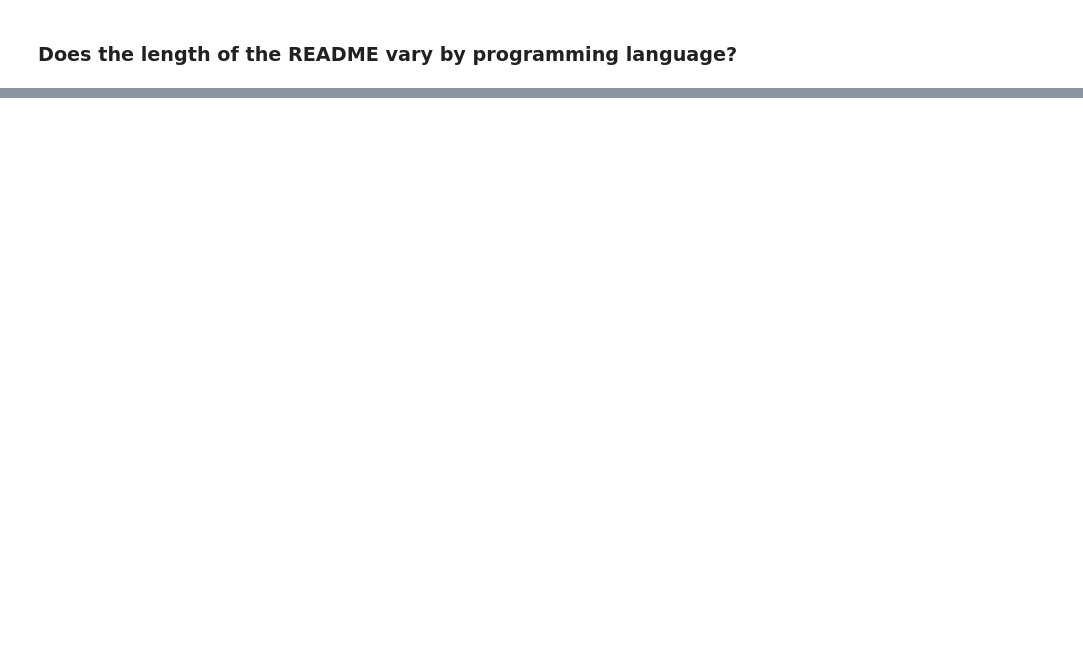
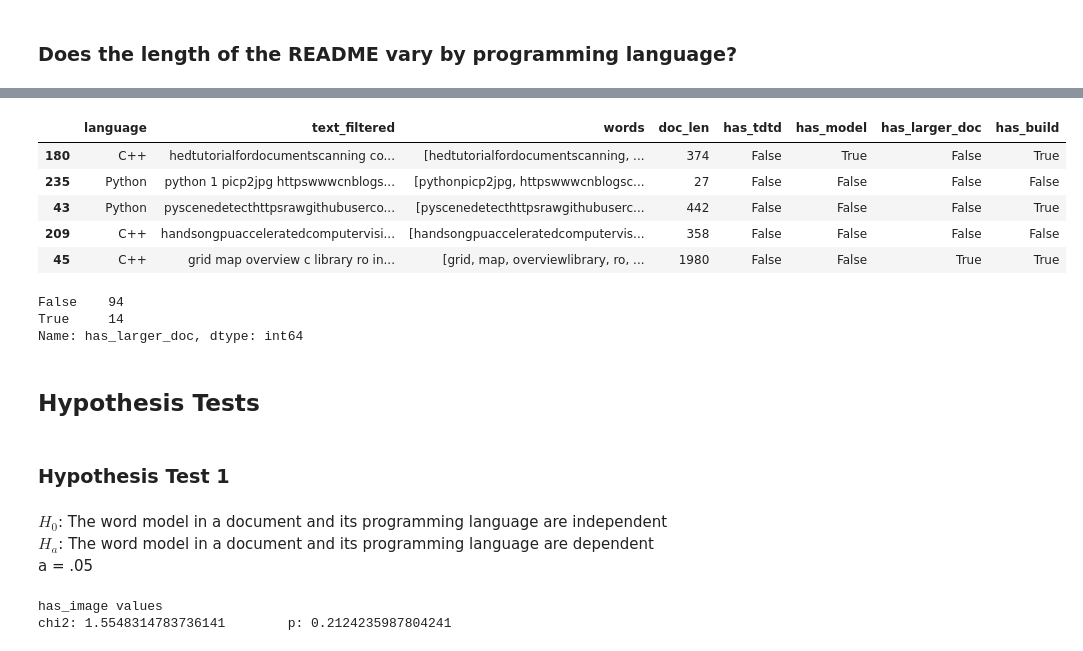
Before and after one commit to Bojado-Mays/OpenCV-NLP-Project, a Jupyter notebook: Mays/Mays.ipynb, the cells around one changed output, grey strips where cells are left out. Drawn from its saved outputs; the diff is of its cells as text; code cells hidden in the pictures; blank space fills up the shorter version.

```diff
--- a/Mays/Mays.ipynb
+++ b/Mays/Mays.ipynb
@@ -258,0 +524,36 @@ Name: doc_len, dtype: float64
+# %%
+larger_docs = train[train['doc_len'] >= 800]
+
+train['has_larger_doc'] = train.index.isin(larger_docs.index)
+train.head()
+# %% [output]
+|  | language | text_filtered | words | doc_len | has_tdtd | has_model | has_larger_doc | has_build |
+| 180 | C++ | hedtutorialfordocumentscanning co... | [hedtutorialfordocumentscanning, ... | 374 | False | True | False | True |
+| 235 | Python | python 1 picp2jpg httpswwwcnblogs... | [pythonpicp2jpg, httpswwwcnblogsc... | 27 | False | False | False | False |
+| 43 | Python | pyscenedetecthttpsrawgithubuserco... | [pyscenedetecthttpsrawgithubuserc... | 442 | False | False | False | True |
+| 209 | C++ | handsongpuacceleratedcomputervisi... | [handsongpuacceleratedcomputervis... | 358 | False | False | False | False |
+| 45 | C++ | grid map overview c library ro in... | [grid, map, overviewlibrary, ro, ... | 1980 | False | False | True | True |
+# %%
+train.has_larger_doc.value_counts()
+# %% [output]
+False    94
+True     14
+Name: has_larger_doc, dtype: int64
+# %% [markdown]
+## Hypothesis Tests
+# %% [markdown]
+### Hypothesis Test 1
+# %% [markdown]
+$H_0$: The word model in a document and its programming language are independent
+$H_a$: The word model in a document and its programming language are dependent
+a = .05
+# %%
+# We will be doing a chi2 test for this hypothesis
+observed = pd.crosstab(train.language, train.has_model)
+
+chi2, p, degf, expected = stats.chi2_contingency(observed)
+
+print(f'has_image values\nchi2: {chi2}\tp: {p}')
+# %% [output]
+has_image values
+chi2: 1.5548314783736141        p: 0.2124235987804241
```
Also changed, not shown: parts of 77 cells of this notebook.
